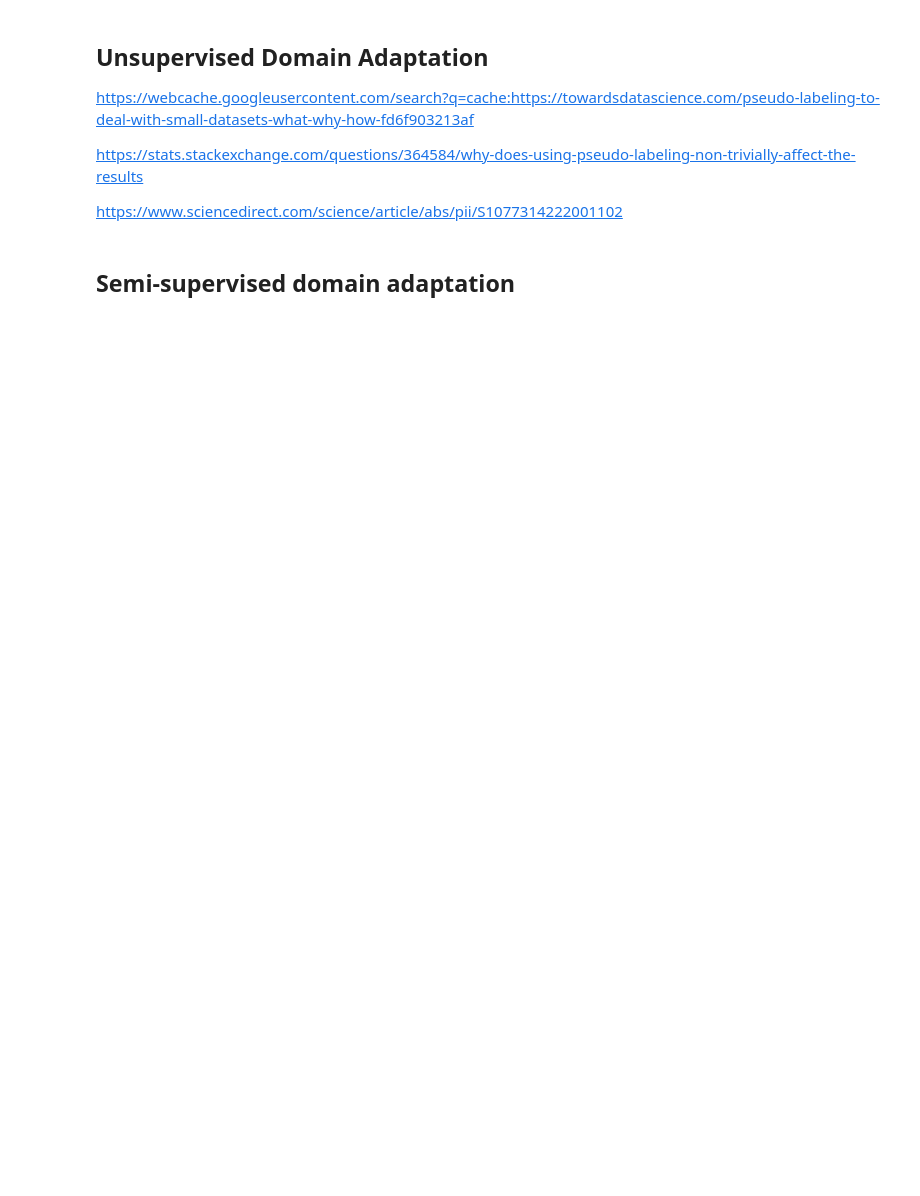
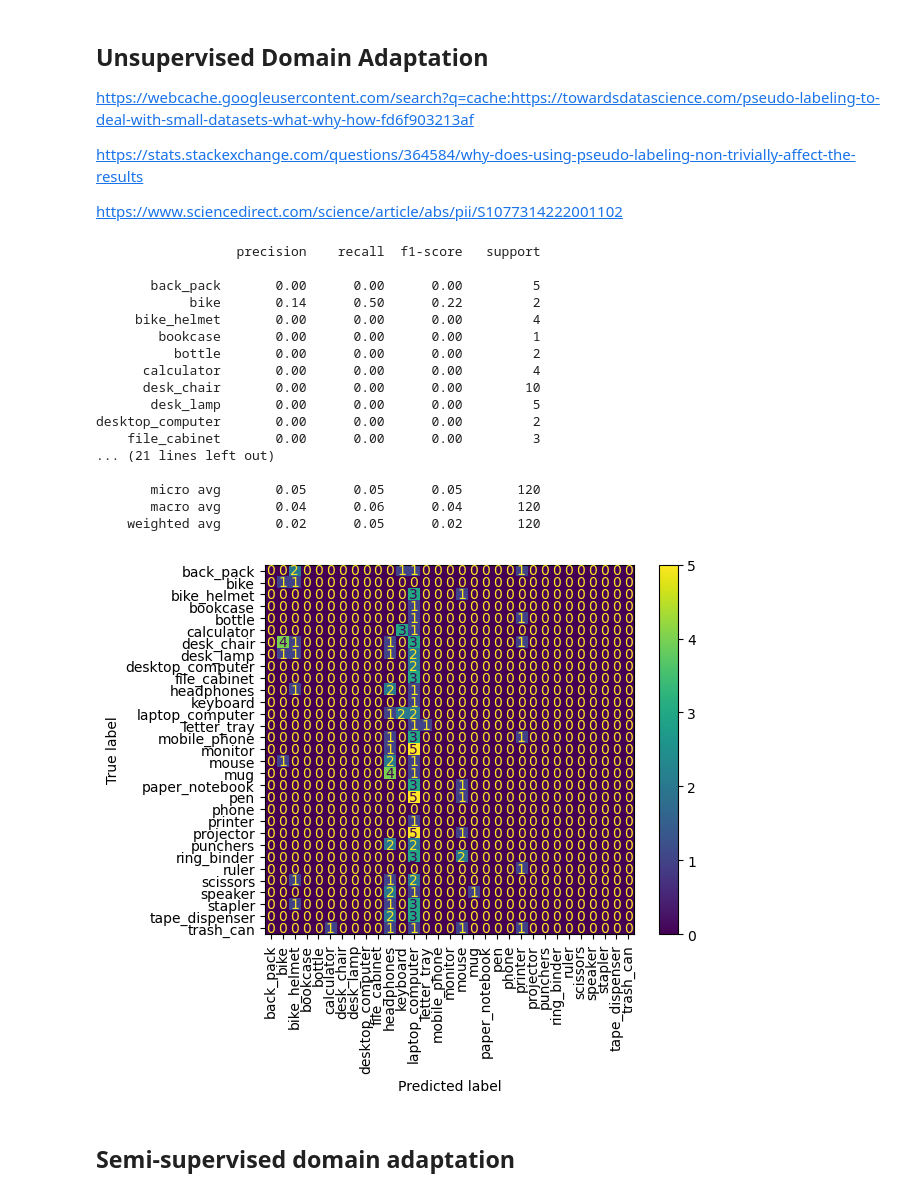
Before and after one commit to dimits-ts/deep_vision_domain_adaptation, a Jupyter notebook: domain_adaptation.ipynb, the cells around one changed output. Drawn from its saved outputs; the diff is of its cells as text; code cells hidden in the pictures; blank space fills up the shorter version.

```diff
--- a/domain_adaptation.ipynb
+++ b/domain_adaptation.ipynb
@@ -340,6 +363,8 @@ if TRAIN_UNSUPERVISED_MODEL:
             previous_target_history=target_history,
         )
     )
+
+model = try_load_weights(model, os.path.join(UNSUPERVISED_MODEL_DIR, "model.pt"))
 # %%
 plt.plot(np.array(range(len(target_history["train_acc"]))), target_history["train_acc"])
 plt.plot(np.array(range(len(target_history["val_acc"]))), target_history["val_acc"])
@@ -371,3 +375,24 @@ plt.show()
+# %%
+classification_results(model, target_test_loader)
+# %% [output]
+                  precision    recall  f1-score   support
+
+       back_pack       0.00      0.00      0.00         5
+            bike       0.14      0.50      0.22         2
+     bike_helmet       0.00      0.00      0.00         4
+        bookcase       0.00      0.00      0.00         1
+          bottle       0.00      0.00      0.00         2
+      calculator       0.00      0.00      0.00         4
+      desk_chair       0.00      0.00      0.00        10
+       desk_lamp       0.00      0.00      0.00         5
+desktop_computer       0.00      0.00      0.00         2
+    file_cabinet       0.00      0.00      0.00         3
+... (21 lines left out)
+
+       micro avg       0.05      0.05      0.05       120
+       macro avg       0.04      0.06      0.04       120
+    weighted avg       0.02      0.05      0.02       120
+[figure, added]
 # %% [markdown]
 ## Semi-supervised domain adaptation
 # %%
```
Also changed, not shown: parts of 18 cells of this notebook, 1 other file.
